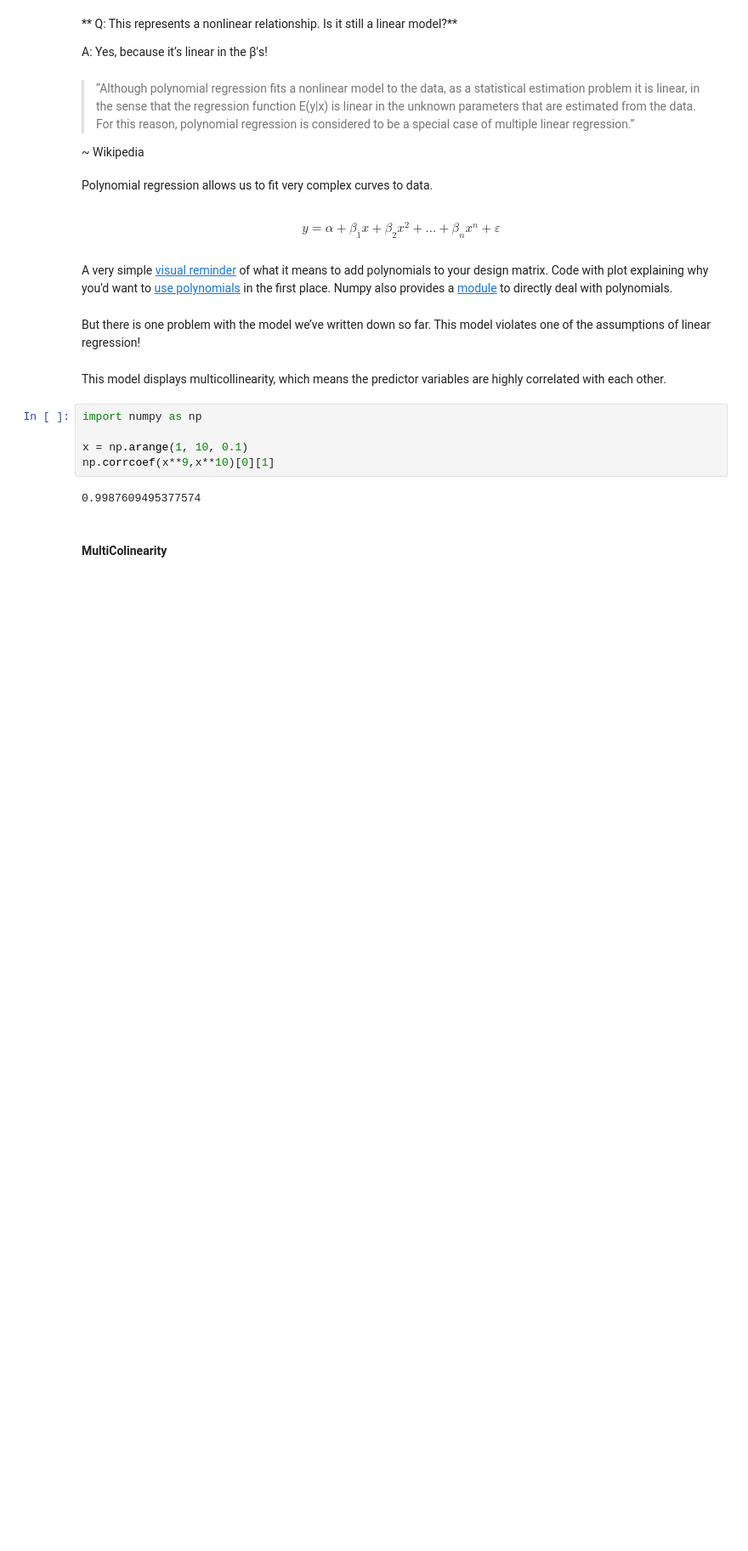
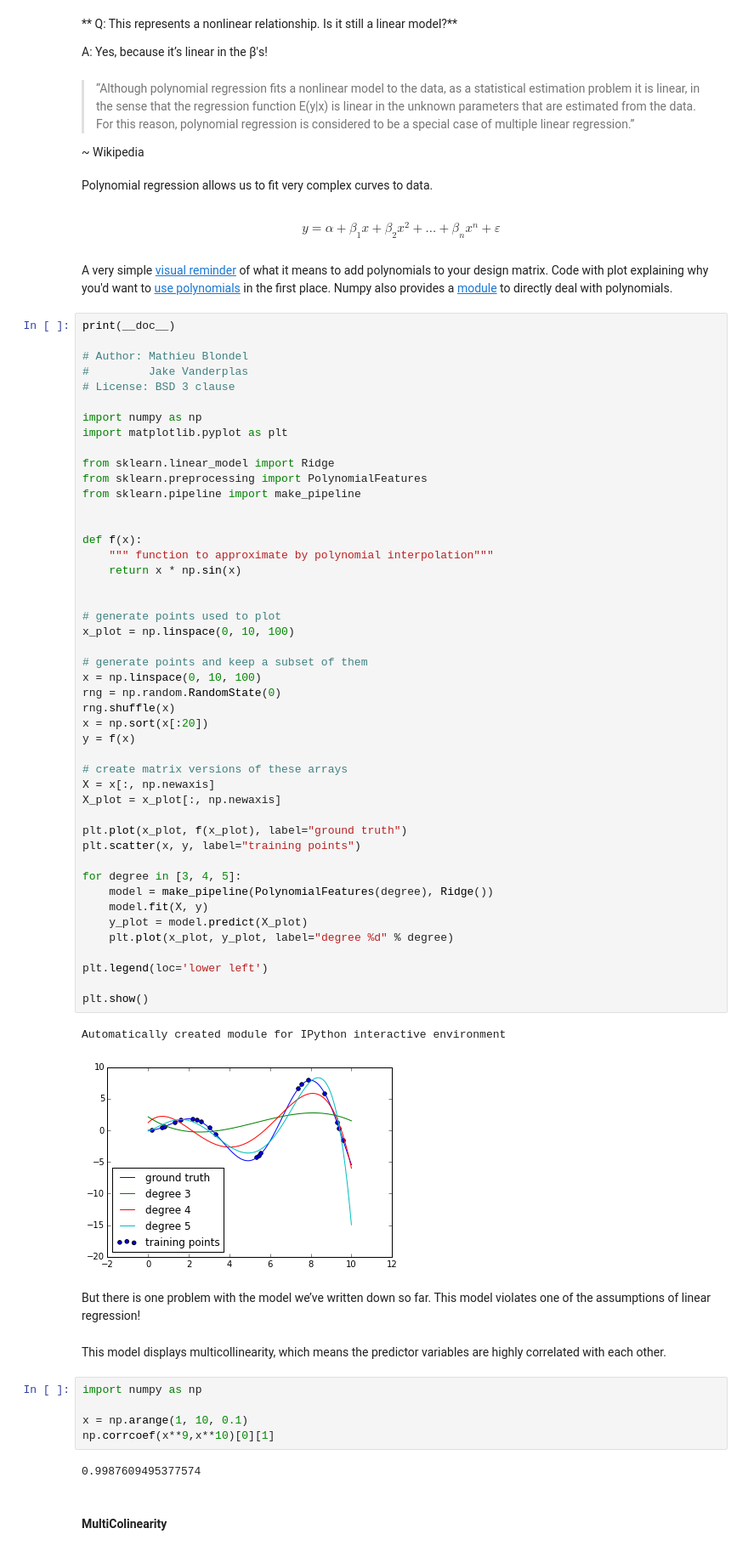
Before and after one commit to kinsenlee/DS_HK_5, a Jupyter notebook: notebooks/06 - Polynomial Regression.ipynb, the cells around one changed output. Shown at 85% size. Drawn from its saved outputs; the diff is of its cells as text; blank space fills up the shorter version.

```diff
--- a/notebooks/06 - Polynomial Regression.ipynb
+++ b/notebooks/06 - Polynomial Regression.ipynb
@@ -117,6 +117,55 @@ curves to data.
 $$y = α + β_1x + β_2x^2 + ... + β_nx^n + ε$$
 # %% [markdown]
 A very simple [visual reminder](http://stats.stackexchange.com/questions/58739/polynomial-regression-using-scikit-learn) of what it means to add polynomials to your design matrix. Code with plot explaining why you'd want to [use polynomials](http://scikit-learn.org/stable/auto_examples/linear_model/plot_polynomial_interpolation.html) in the first place. Numpy also provides a [module](http://docs.scipy.org/doc/numpy/reference/generated/numpy.polyfit.html) to directly deal with polynomials.
+# %%
+print(__doc__)
+
+# Author: Mathieu Blondel
+#         Jake Vanderplas
+# License: BSD 3 clause
+
+import numpy as np
+import matplotlib.pyplot as plt
+
+from sklearn.linear_model import Ridge
+from sklearn.preprocessing import PolynomialFeatures
+from sklearn.pipeline import make_pipeline
+
+
+def f(x):
+    """ function to approximate by polynomial interpolation"""
+    return x * np.sin(x)
+
+
+# generate points used to plot
+x_plot = np.linspace(0, 10, 100)
+
+# generate points and keep a subset of them
+x = np.linspace(0, 10, 100)
+rng = np.random.RandomState(0)
+rng.shuffle(x)
+x = np.sort(x[:20])
+y = f(x)
+
+# create matrix versions of these arrays
+X = x[:, np.newaxis]
+X_plot = x_plot[:, np.newaxis]
+
+plt.plot(x_plot, f(x_plot), label="ground truth")
+plt.scatter(x, y, label="training points")
+
+for degree in [3, 4, 5]:
+    model = make_pipeline(PolynomialFeatures(degree), Ridge())
+    model.fit(X, y)
+    y_plot = model.predict(X_plot)
+    plt.plot(x_plot, y_plot, label="degree %d" % degree)
+
+plt.legend(loc='lower left')
+
+plt.show()
+# %% [output]
+Automatically created module for IPython interactive environment
+[figure, added]
 # %% [markdown]
 But there is one problem with the model we’ve written
 down so far. This model violates one of the assumptions of linear regression!
```
Also changed, not shown: parts of 5 cells of this notebook, 1 other file.
